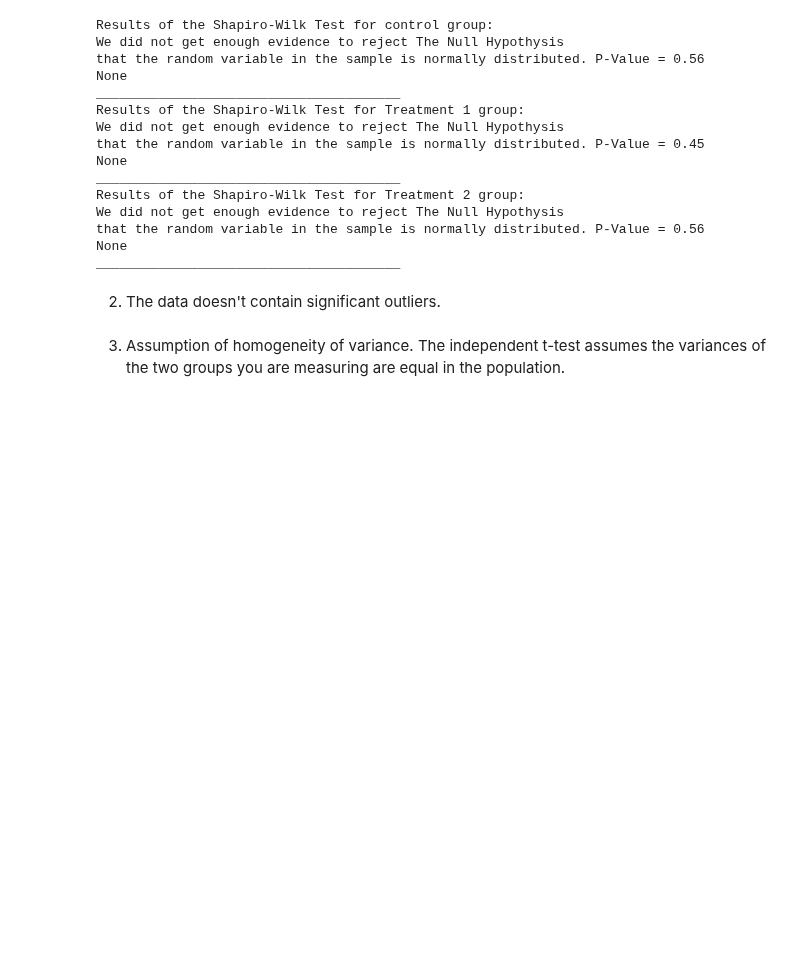
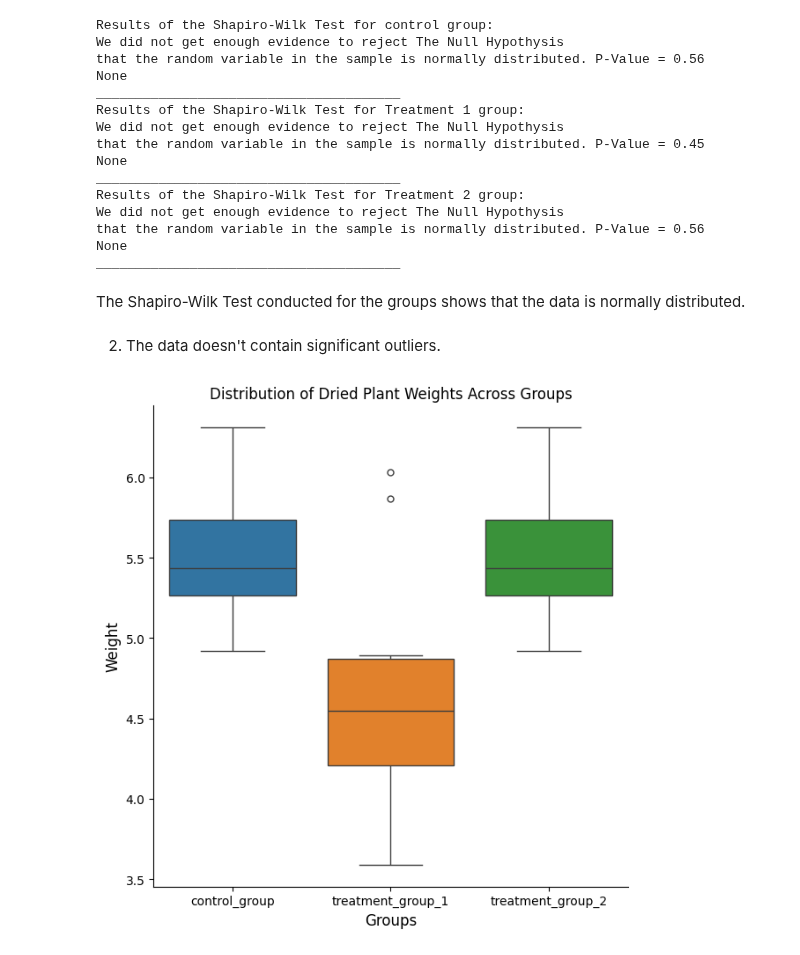
Before and after one commit to Kate-217/applied_statistics_assesment, a Jupyter notebook: project.ipynb, the cells around one changed output. Cells and saved outputs as stored; diff of their text form; code cells hidden in the pictures; blank space fills up the shorter version.

```diff
--- a/project.ipynb
+++ b/project.ipynb
@@ -139,5 +139,7 @@ We did not get enough evidence to reject The Null Hypothysis
 that the random variable in the sample is normally distributed. P-Value = 0.56
 None
 _______________________________________
+# %% [markdown]
+The Shapiro-Wilk Test conducted for the groups shows that the data is normally distributed.
 # %% [markdown]
 2. The data doesn't contain significant outliers.
@@ -146,3 +145,0 @@ _______________________________________
-# %% [markdown]
-3. Assumption of homogeneity of variance.
-The independent t-test assumes the variances of the two groups you are measuring are equal in the population.
@@ -150,0 +146,19 @@ The independent t-test assumes the variances of the two groups you are measuring
+# %%
+# Boxplot
+
+#Creating a data frame
+df = pd.DataFrame({
+    'control_group':control,
+    'treatment_group_1':trit1,
+    'treatment_group_2':trit2
+})
+
+# Creating a box-and-whisker plot to visualize the distribution
+# and determine whether there are significant outliers.
+sns.catplot(df, kind='box', height=6)
+plt.title("Distribution of Dried Plant Weights Across Groups")
+plt.xlabel("Groups", fontsize=12)
+plt.ylabel("Weight", fontsize=12)
+plt.show()
+# %% [output]
+[figure, added]
```
Also changed, not shown: parts of 13 cells of this notebook, 1 other file.
